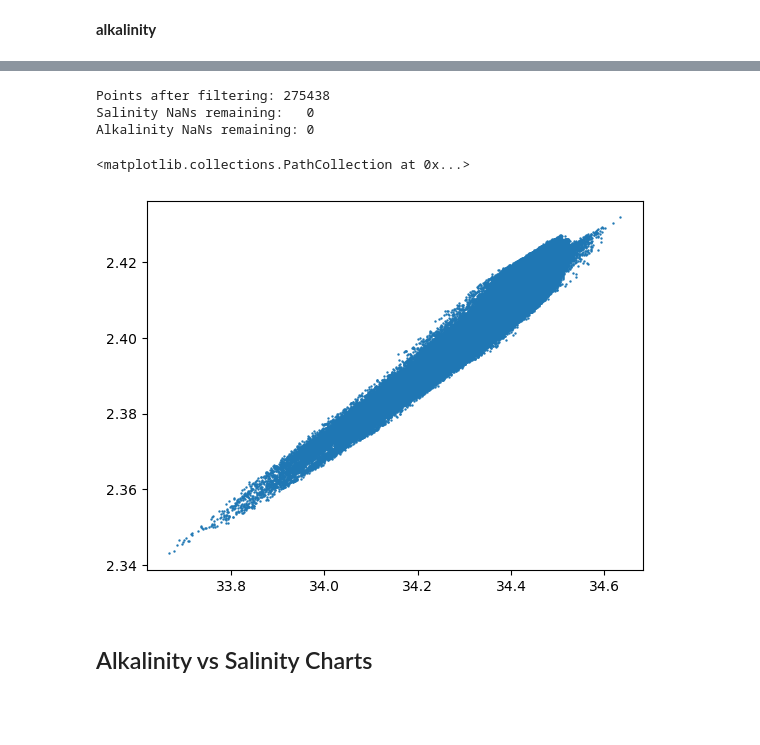
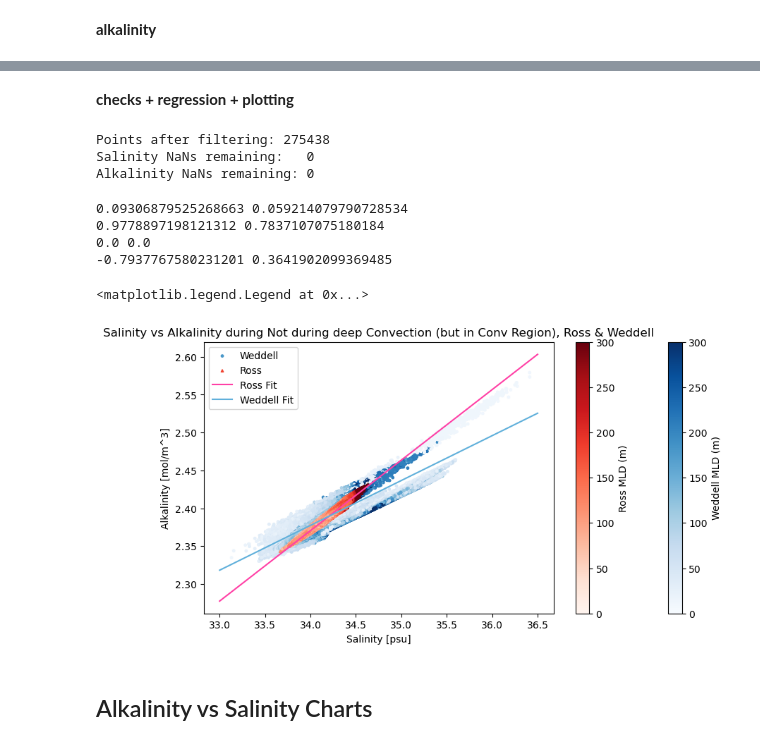
Before and after one commit to Lilygmi/SouthernOceanCarbonConvection, a Jupyter notebook: Convection+biogeochem/SalinityAlkalinityCurves.ipynb, the cells around one changed output, grey strips where cells are left out. Drawn from its saved outputs; the diff is of its cells as text; code cells hidden in the pictures; blank space fills up the shorter version.

```diff
--- a/Convection+biogeochem/SalinityAlkalinityCurves.ipynb
+++ b/Convection+biogeochem/SalinityAlkalinityCurves.ipynb
@@ -1649 +1825,3 @@ r1i1p1f1
+# %% [markdown]
+**checks + regression + plotting**
 # %%
@@ -1664,11 +1864,61 @@ assert len(notdeep_salinity_vals) == len(notdeep_alkalinity_vals), "Arrays are n
 Points after filtering: 275438
 Salinity NaNs remaining:   0
 Alkalinity NaNs remaining: 0
+# %%
+NOTdeep_regression_ross = linregress_1d(NOTdeep_salinity_ross, NOTdeep_alkalinity_ross)
+NOTdeep_regression_weddell = linregress_1d(NOTdeep_salinity_weddell, NOTdeep_alkalinity_weddell)
+
+NOTdeep_slope_ross = NOTdeep_regression_ross [0]
+NOTdeep_slope_weddell = NOTdeep_regression_weddell[0]
+
+NOTdeep_r_ross = NOTdeep_regression_ross[1]
+NOTdeep_r_weddell = NOTdeep_regression_weddell[1]
+
+NOTdeep_p_ross = NOTdeep_regression_ross[2]
+NOTdeep_p_weddell = NOTdeep_regression_weddell[2]
+
+NOTdeep_b_ross = NOTdeep_regression_ross[3]
+NOTdeep_b_weddell = NOTdeep_regression_weddell[3]
+
+print(NOTdeep_slope_ross,NOTdeep_slope_weddell)
+print(NOTdeep_r_ross,NOTdeep_r_weddell)
+print(NOTdeep_p_ross,NOTdeep_p_weddell)
+print(NOTdeep_b_ross,NOTdeep_b_weddell)
+# %% [output]
+0.09306879525268663 0.059214079790728534
+0.9778897198121312 0.7837107075180184
+0.0 0.0
+-0.7937767580231201 0.3641902099369485
 # %%
-plt.scatter(notdeep_salinity_vals,notdeep_alkalinity_vals, s = .5)
+fig, ax = plt.subplots(figsize=(10, 5))  # width, height in inches
+vmin = 0
+vmax = 300
+xvals = np.linspace(33,36.5,1000)
+
+linfit_NOTdeep_ross = NOTdeep_slope_ross * xvals + NOTdeep_b_ross
+linfit_NOTdeep_weddell = NOTdeep_slope_weddell * xvals + NOTdeep_b_weddell
+
+sc_weddell = ax.scatter(NOTdeep_salinity_weddell,NOTdeep_alkalinity_weddell,c=NOTdeep_mld_weddell,  s = 6, marker="o" ,
+            cmap='Blues',vmin=vmin, vmax=vmax, label = "Weddell")
+sc_ross = ax.scatter(NOTdeep_salinity_ross,NOTdeep_alkalinity_ross,c=NOTdeep_mld_ross,  s = 6, marker="^",
+            cmap='Reds',vmin=vmin, vmax=vmax, label = "Ross")
+
+
+cbar1 = plt.colorbar(sc_weddell) # Adds a legend for the colors
+cbar1.set_label("Weddell MLD (m)")
+
+cbar2 = plt.colorbar(sc_ross) # Adds a legend for the colors
+cbar2.set_label("Ross MLD (m)")
+
+ax.plot(xvals, linfit_NOTdeep_ross, c='#ff40a6', label = "Ross Fit")
+ax.plot(xvals, linfit_NOTdeep_weddell, c = '#60b0db', label = "Weddell Fit")
+plt.title("Salinity vs Alkalinity during Not during deep Convection (but in Conv Region), Ross & Weddell")
+plt.xlabel("Salinity [psu]")
+plt.ylabel("Alkalinity [mol/m^3]")
+plt.legend()
 # %% [output]
-<matplotlib.collections.PathCollection at 0x...>
+<matplotlib.legend.Legend at 0x...>
-[figure, old version]
+[figure, new version]
 # %% [markdown]
 ## Alkalinity vs Salinity Charts
 # %%
```
Also changed, not shown: parts of 15 cells of this notebook.
